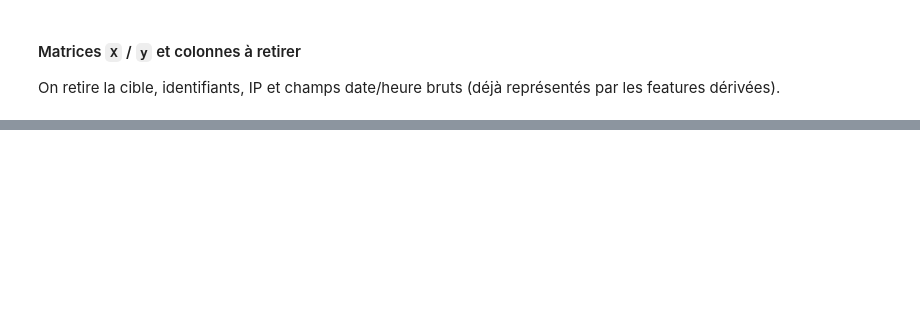
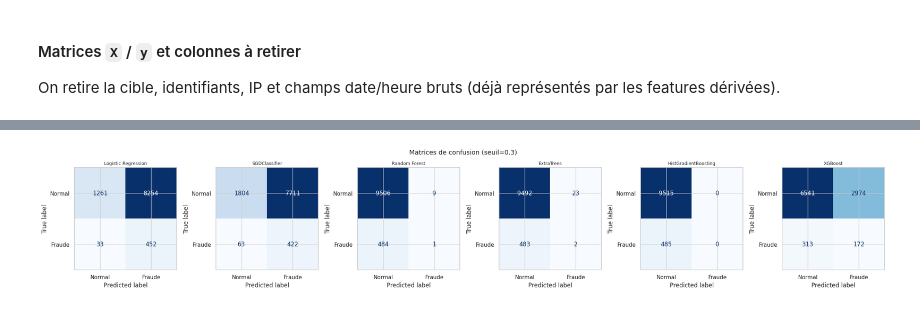
Before and after one commit to Djerade/bank-fraud-detection, a Jupyter notebook: notebooks/exploration.ipynb, the cells around one changed output, grey strips where cells are left out. Cells and saved outputs as stored; diff of their text form; code cells hidden in the pictures; blank space fills up the shorter version.

```diff
--- a/notebooks/exploration.ipynb
+++ b/notebooks/exploration.ipynb
@@ -2206,0 +987,24 @@ Ce tableau résume l'impact du cycle de mise à jour et **valide la nécessité
+# %%
+from sklearn.metrics import accuracy_score
+
+THRESHOLD = 0.3  # seuil abaissé : favorise le Recall (détecter plus de fraudes)
+
+results = []
+
+for name, model in models.items():
+    model.fit(X_train_res, y_train_res)
+    y_proba = model.predict_proba(X_test_enc)[:, 1]
+    y_pred  = (y_proba >= THRESHOLD).astype(int)
+
+    results.append({
+        "Modèle"   : name,
+        "Accuracy" : round(accuracy_score(y_test, y_pred),                    4),
+        "Precision": round(precision_score(y_test, y_pred, zero_division=0), 4),
+        "Recall"   : round(recall_score(y_test, y_pred, zero_division=0),    4),
+        "F1"       : round(f1_score(y_test, y_pred, zero_division=0),         4),
+        "ROC-AUC"  : round(roc_auc_score(y_test, y_proba),                   4),
+    })
+    print(f"✓ {name} entraîné")
+
+results_df = pd.DataFrame(results).set_index("Modèle")
+results_df.sort_values("F1", ascending=False)
@@ -2206,0 +1026,18 @@ Ce tableau résume l'impact du cycle de mise à jour et **valide la nécessité
+# %%
+fig, axes = plt.subplots(1, len(models), figsize=(4 * len(models), 4))
+fig.suptitle(f"Matrices de confusion (seuil={THRESHOLD})", fontsize=13)
+
+for ax, (name, model) in zip(axes, models.items()):
+    y_proba = model.predict_proba(X_test_enc)[:, 1]
+    y_pred  = (y_proba >= THRESHOLD).astype(int)
+    cm = confusion_matrix(y_test, y_pred)
+    ConfusionMatrixDisplay(cm, display_labels=["Normal", "Fraude"]).plot(
+        ax=ax, colorbar=False, cmap="Blues"
+    )
+    ax.set_title(name, fontsize=9)
+
+plt.tight_layout()
+plt.savefig("confusion_matrices_models.png", dpi=120, bbox_inches="tight")
+plt.show()
+# %% [output]
+[figure, added]
```
Also changed, not shown: parts of 96 cells of this notebook, 31 other files.
